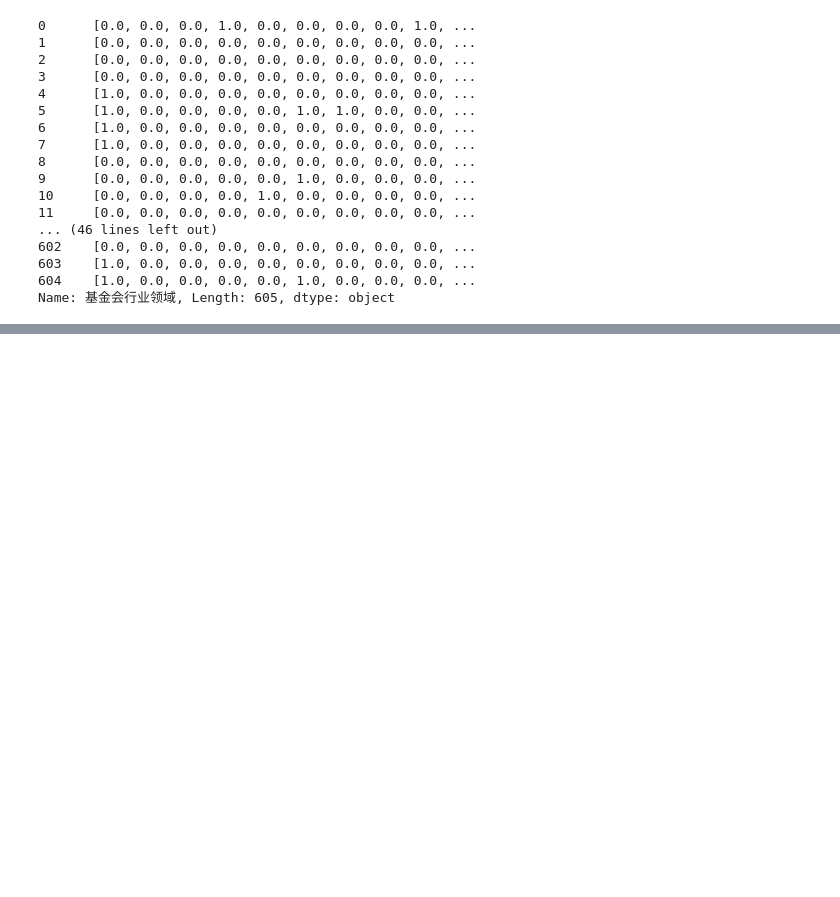
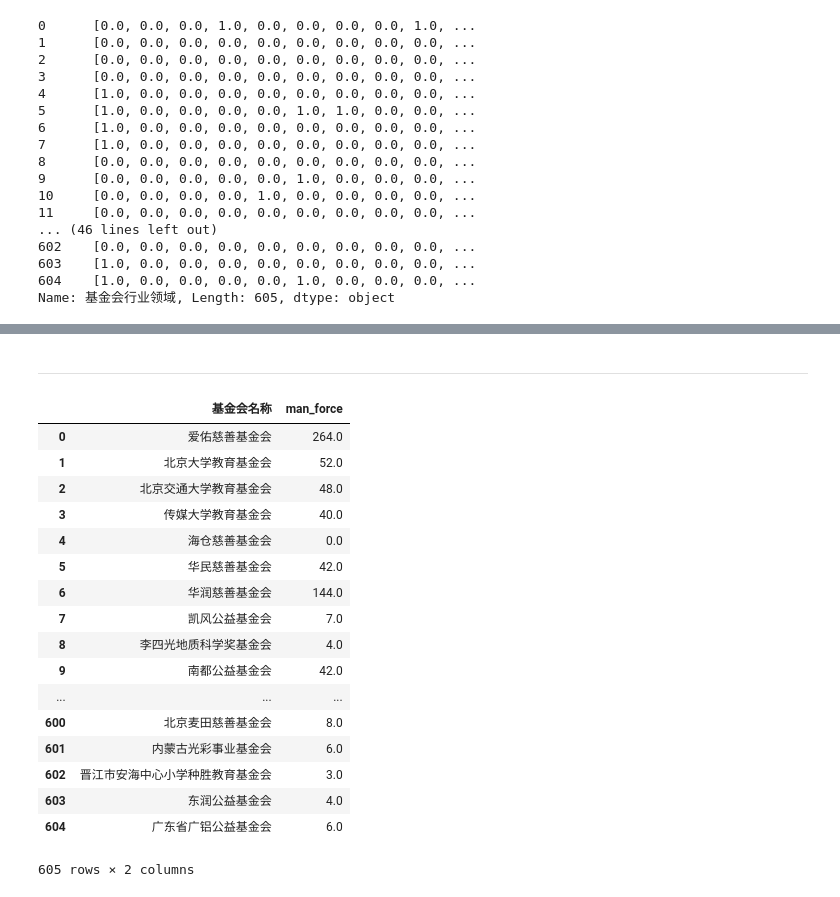
Before and after one commit to khuangaf/soicalHack, a Jupyter notebook: data_preprocess.ipynb, the cells around one changed output, grey strips where cells are left out. Cells and saved outputs as stored; diff of their text form; code cells hidden in the pictures; blank space fills up the shorter version.

```diff
--- a/data_preprocess.ipynb
+++ b/data_preprocess.ipynb
@@ -100,0 +147,29 @@ for i in range(length):
+# %% [markdown]
+<hr>
+# %%
+# ability of execution
+
+manforceDf = df.loc[:,['基金会名称','全职员工','志愿者数量', '负责人数']]
+manforceDf.fillna(0, inplace =True)
+manforceDf['man_force'] = manforceDf.apply(lambda(row): row['全职员工'] + row['志愿者数量'] + row['负责人数'], axis = 1)
+manforceDf  = manforceDf.loc[:,['基金会名称', 'man_force']]
+manforceDf
+# %% [output]
+|  | 基金会名称 | man_force |
+| 0 | 爱佑慈善基金会 | 264.0 |
+| 1 | 北京大学教育基金会 | 52.0 |
+| 2 | 北京交通大学教育基金会 | 48.0 |
+| 3 | 传媒大学教育基金会 | 40.0 |
+| 4 | 海仓慈善基金会 | 0.0 |
+| 5 | 华民慈善基金会 | 42.0 |
+| 6 | 华润慈善基金会 | 144.0 |
+| 7 | 凯风公益基金会 | 7.0 |
+| 8 | 李四光地质科学奖基金会 | 4.0 |
+| 9 | 南都公益基金会 | 42.0 |
+| ... | ... | ... |
+| 600 | 北京麦田慈善基金会 | 8.0 |
+| 601 | 内蒙古光彩事业基金会 | 6.0 |
+| 602 | 晋江市安海中心小学种胜教育基金会 | 3.0 |
+| 603 | 东润公益基金会 | 4.0 |
+| 604 | 广东省广铝公益基金会 | 6.0 |
+605 rows × 2 columns
```
Also changed, not shown: parts of 5 cells of this notebook.
